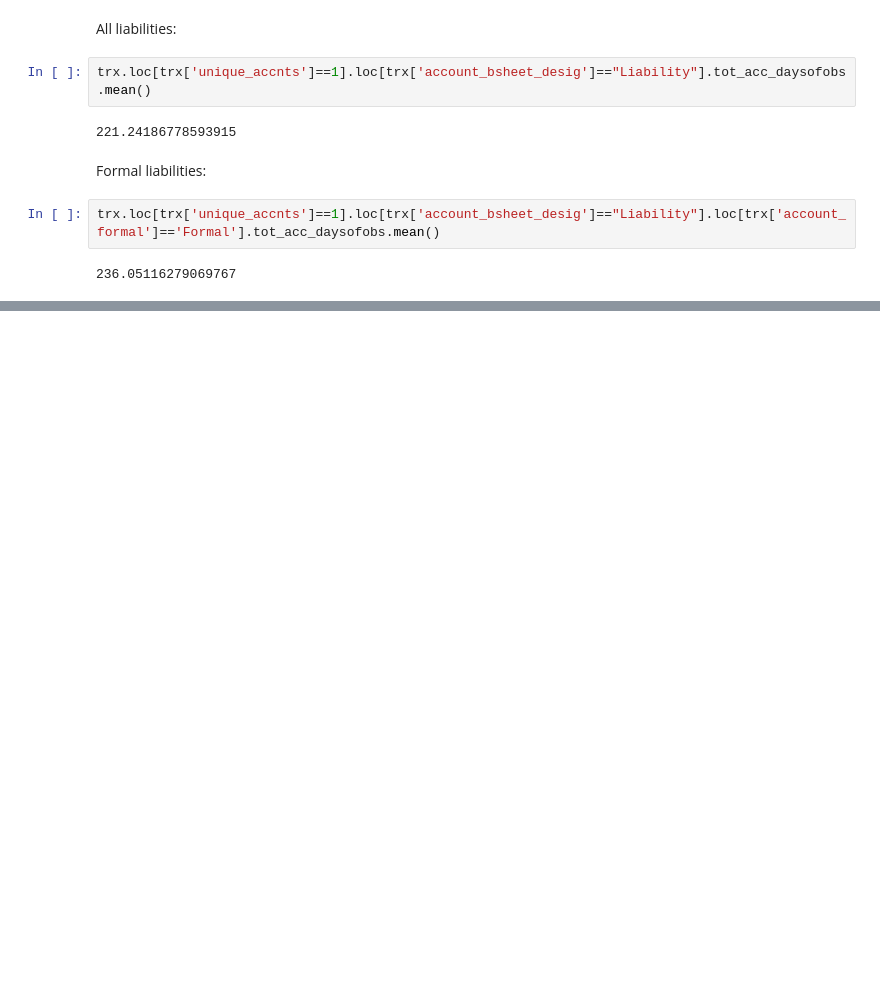
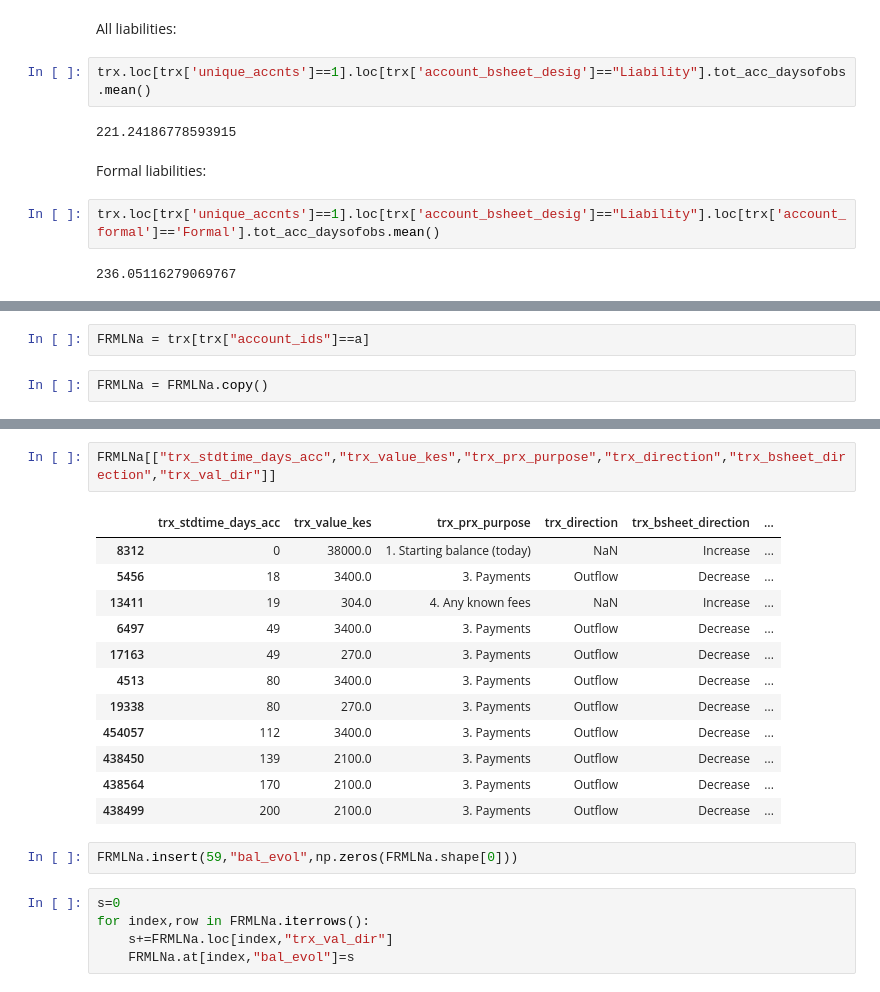
Before and after one commit to julclu/kenya_financial_diaries, a Jupyter notebook: different_loan_types_julia.ipynb, the cells around one changed output, grey strips where cells are left out. Saved outputs shown, nothing was run; the diff lists cells and outputs as text; blank space fills up the shorter version.

```diff
--- a/different_loan_types_julia.ipynb
+++ b/different_loan_types_julia.ipynb
@@ -184,0 +225,4 @@ trx.loc[trx['unique_accnts']==1].loc[trx['account_bsheet_desig']=="Liability"].l
+# %%
+FRMLNa = trx[trx["account_ids"]==a]
+# %%
+FRMLNa = FRMLNa.copy()
@@ -184,0 +239,22 @@ trx.loc[trx['unique_accnts']==1].loc[trx['account_bsheet_desig']=="Liability"].l
+# %%
+FRMLNa[["trx_stdtime_days_acc","trx_value_kes","trx_prx_purpose","trx_direction","trx_bsheet_direction","trx_val_dir"]]
+# %% [output]
+|  | trx_stdtime_days_acc | trx_value_kes | trx_prx_purpose | trx_direction | trx_bsheet_direction | ... |
+| 8312 | 0 | 38000.0 | 1. Starting balance (today) | NaN | Increase | ... |
+| 5456 | 18 | 3400.0 | 3. Payments | Outflow | Decrease | ... |
+| 13411 | 19 | 304.0 | 4. Any known fees | NaN | Increase | ... |
+| 6497 | 49 | 3400.0 | 3. Payments | Outflow | Decrease | ... |
+| 17163 | 49 | 270.0 | 3. Payments | Outflow | Decrease | ... |
+| 4513 | 80 | 3400.0 | 3. Payments | Outflow | Decrease | ... |
+| 19338 | 80 | 270.0 | 3. Payments | Outflow | Decrease | ... |
+| 454057 | 112 | 3400.0 | 3. Payments | Outflow | Decrease | ... |
+| 438450 | 139 | 2100.0 | 3. Payments | Outflow | Decrease | ... |
+| 438564 | 170 | 2100.0 | 3. Payments | Outflow | Decrease | ... |
+| 438499 | 200 | 2100.0 | 3. Payments | Outflow | Decrease | ... |
+# %%
+FRMLNa.insert(59,"bal_evol",np.zeros(FRMLNa.shape[0]))
+# %%
+s=0
+for index,row in FRMLNa.iterrows():
+    s+=FRMLNa.loc[index,"trx_val_dir"]
+    FRMLNa.at[index,"bal_evol"]=s
```
Also changed, not shown: parts of 21 cells of this notebook, 3 other files.
